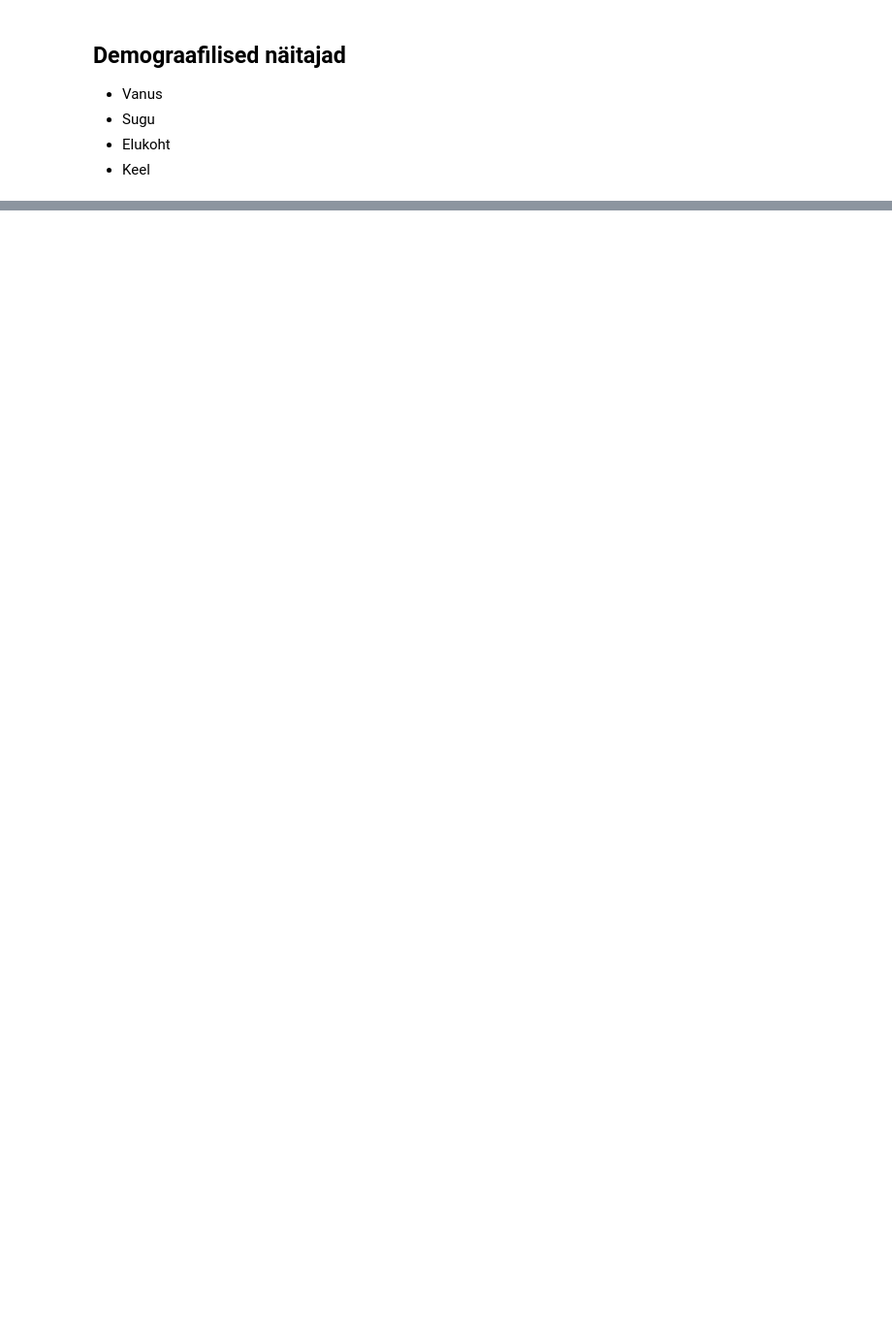
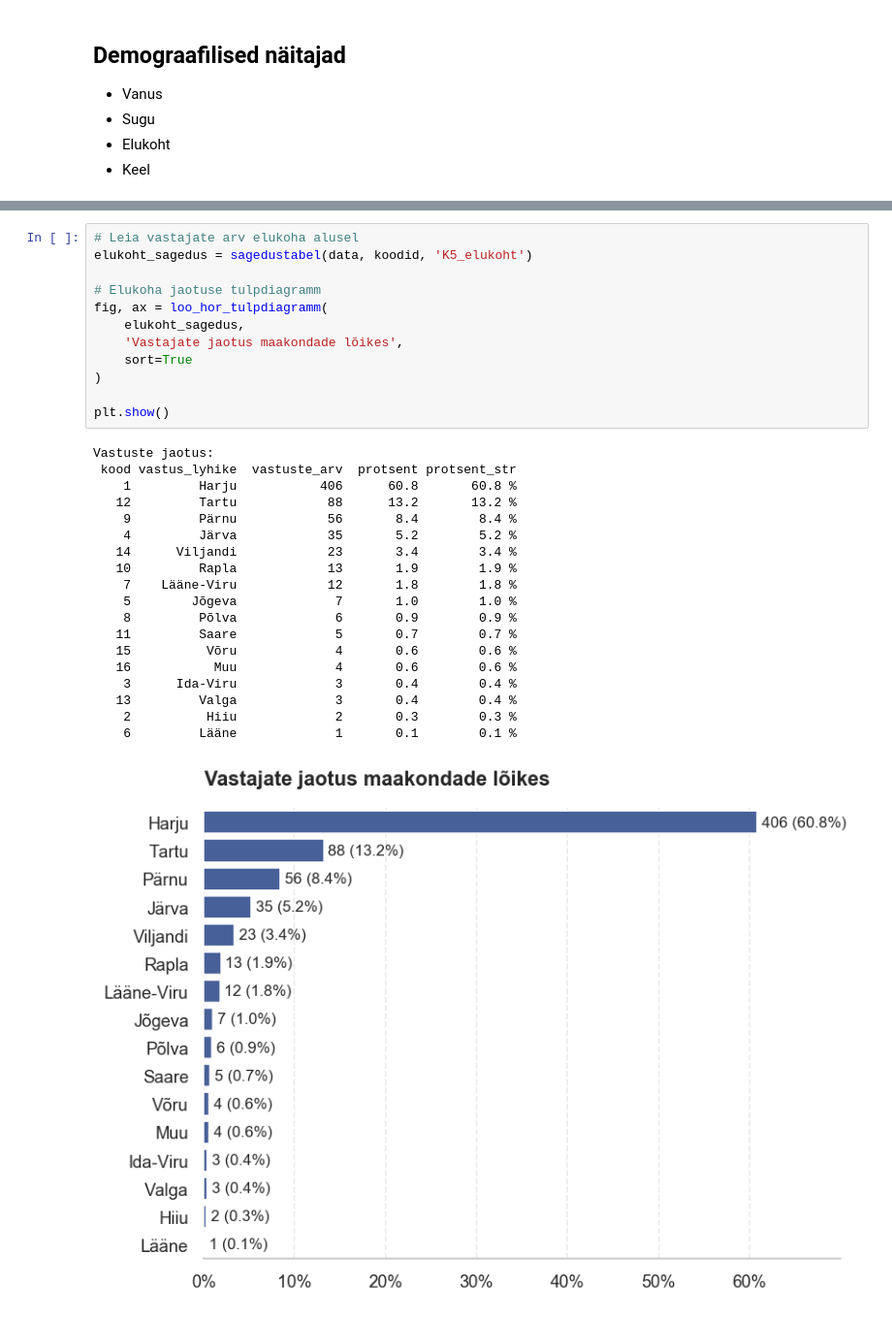
Before and after one commit to erinvainsalu/FRE_analyys, a Jupyter notebook: fre_eksploratiivne_analyys.ipynb, the cells around one changed output, grey strips where cells are left out. Shown at 97% size. Saved outputs shown, nothing was run; the diff lists cells and outputs as text; blank space fills up the shorter version.

```diff
--- a/fre_eksploratiivne_analyys.ipynb
+++ b/fre_eksploratiivne_analyys.ipynb
@@ -834,0 +479,32 @@ df_daily_t.info()
+# %%
+# Leia vastajate arv elukoha alusel
+elukoht_sagedus = sagedustabel(data, koodid, 'K5_elukoht')
+
+# Elukoha jaotuse tulpdiagramm
+fig, ax = loo_hor_tulpdiagramm(
+    elukoht_sagedus,
+    'Vastajate jaotus maakondade lõikes',
+    sort=True
+)
+
+plt.show()
+# %% [output]
+Vastuste jaotus:
+ kood vastus_lyhike  vastuste_arv  protsent protsent_str
+    1         Harju           406      60.8       60.8 %
+   12         Tartu            88      13.2       13.2 %
+    9         Pärnu            56       8.4        8.4 %
+    4         Järva            35       5.2        5.2 %
+   14      Viljandi            23       3.4        3.4 %
+   10         Rapla            13       1.9        1.9 %
+    7    Lääne-Viru            12       1.8        1.8 %
+    5        Jõgeva             7       1.0        1.0 %
+    8         Põlva             6       0.9        0.9 %
+   11         Saare             5       0.7        0.7 %
+   15          Võru             4       0.6        0.6 %
+   16           Muu             4       0.6        0.6 %
+    3      Ida-Viru             3       0.4        0.4 %
+   13         Valga             3       0.4        0.4 %
+    2          Hiiu             2       0.3        0.3 %
+    6         Lääne             1       0.1        0.1 %
+[figure, added]
```
Also changed, not shown: parts of 86 cells of this notebook, 6 other files.
